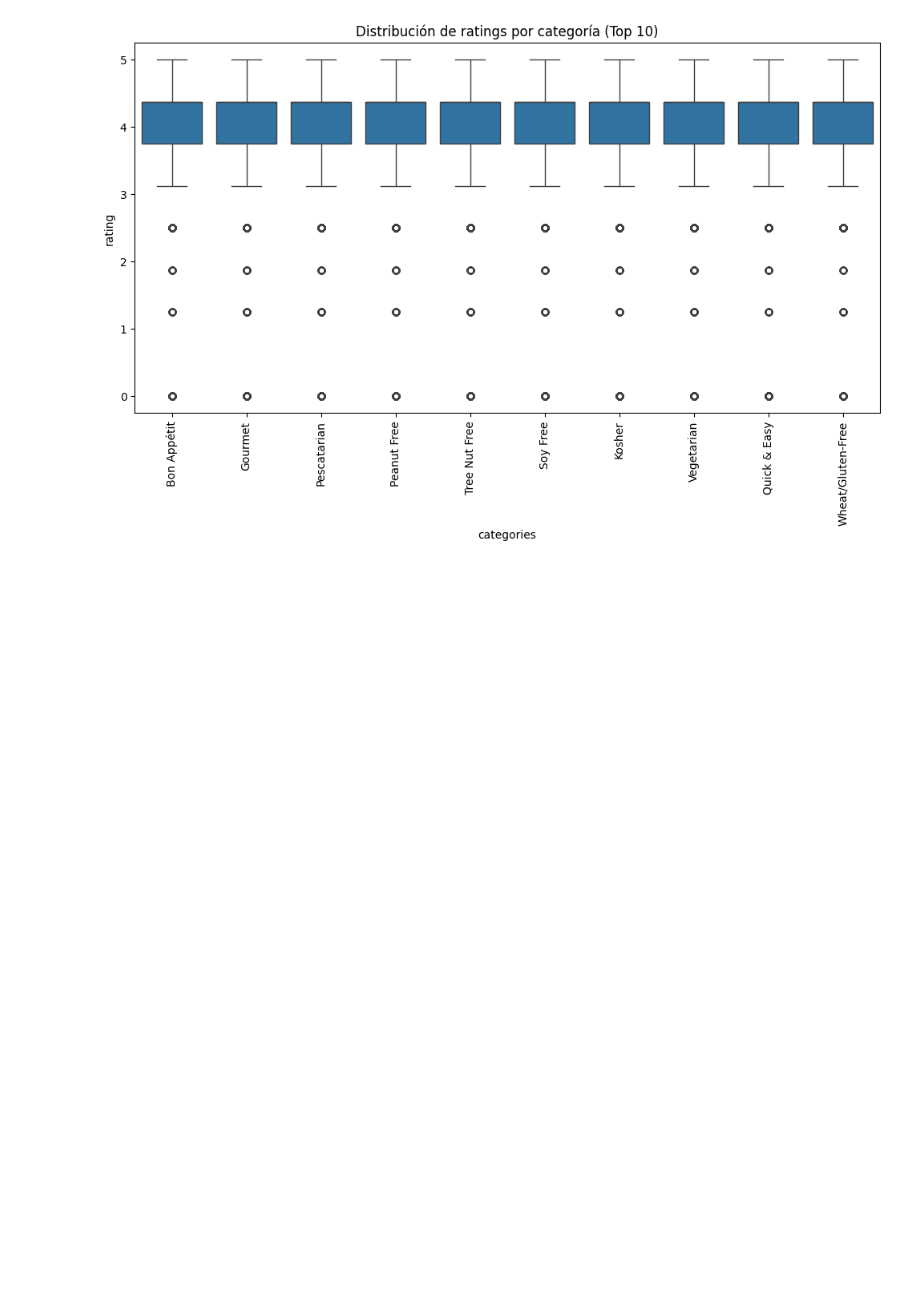
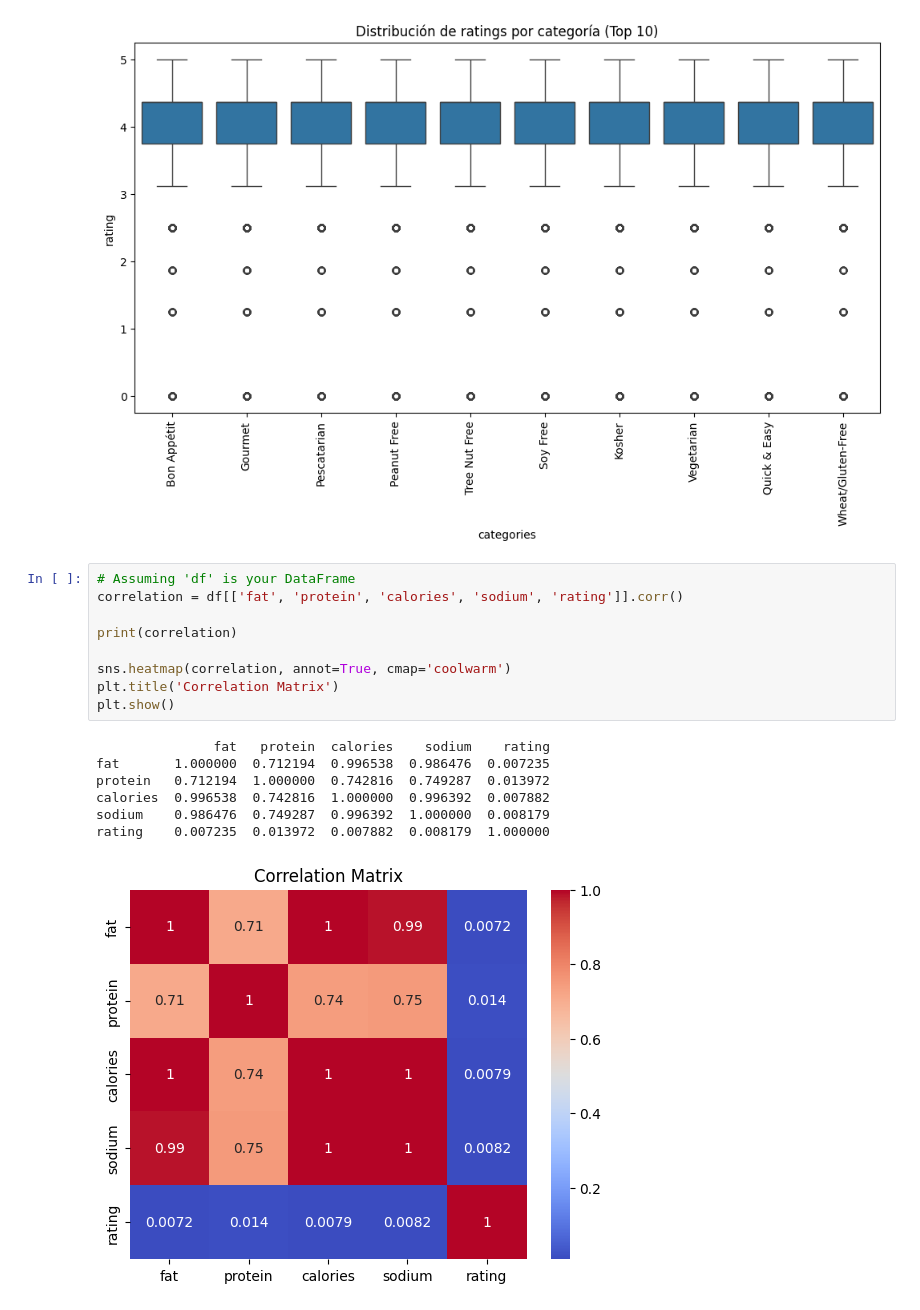
Before and after one commit to uc3m-100406523/proyecto_td, a Jupyter notebook: proyecto_td.ipynb, the cells around one changed output. Saved outputs shown, nothing was run; the diff lists cells and outputs as text; blank space fills up the shorter version.

Commit message:
Tidy up code on proyecto_td.ipynb Add data folder Add code examples

```diff
--- a/proyecto_td.ipynb
+++ b/proyecto_td.ipynb
@@ -117,3 +116,20 @@ Vegetarian       6846
 Name: count, dtype: int64
 [figure]
 [figure]
+# %%
+# Assuming 'df' is your DataFrame
+correlation = df[['fat', 'protein', 'calories', 'sodium', 'rating']].corr()
+
+print(correlation)
+
+sns.heatmap(correlation, annot=True, cmap='coolwarm')
+plt.title('Correlation Matrix')
+plt.show()
+# %% [output]
+               fat   protein  calories    sodium    rating
+fat       1.000000  0.712194  0.996538  0.986476  0.007235
+protein   0.712194  1.000000  0.742816  0.749287  0.013972
+calories  0.996538  0.742816  1.000000  0.996392  0.007882
+sodium    0.986476  0.749287  0.996392  1.000000  0.008179
+rating    0.007235  0.013972  0.007882  0.008179  1.000000
+[figure, added]
```
Also changed, not shown: parts of 7 cells of this notebook, 11 other files.
